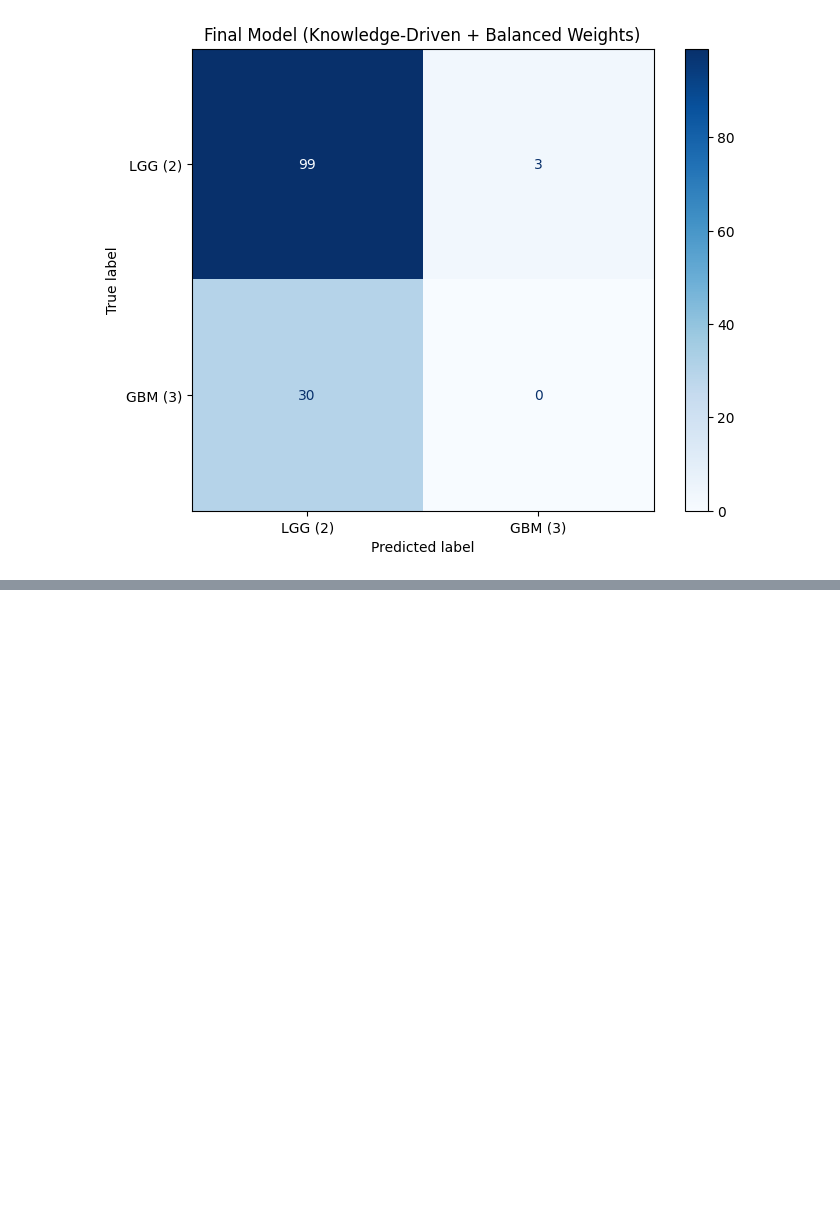
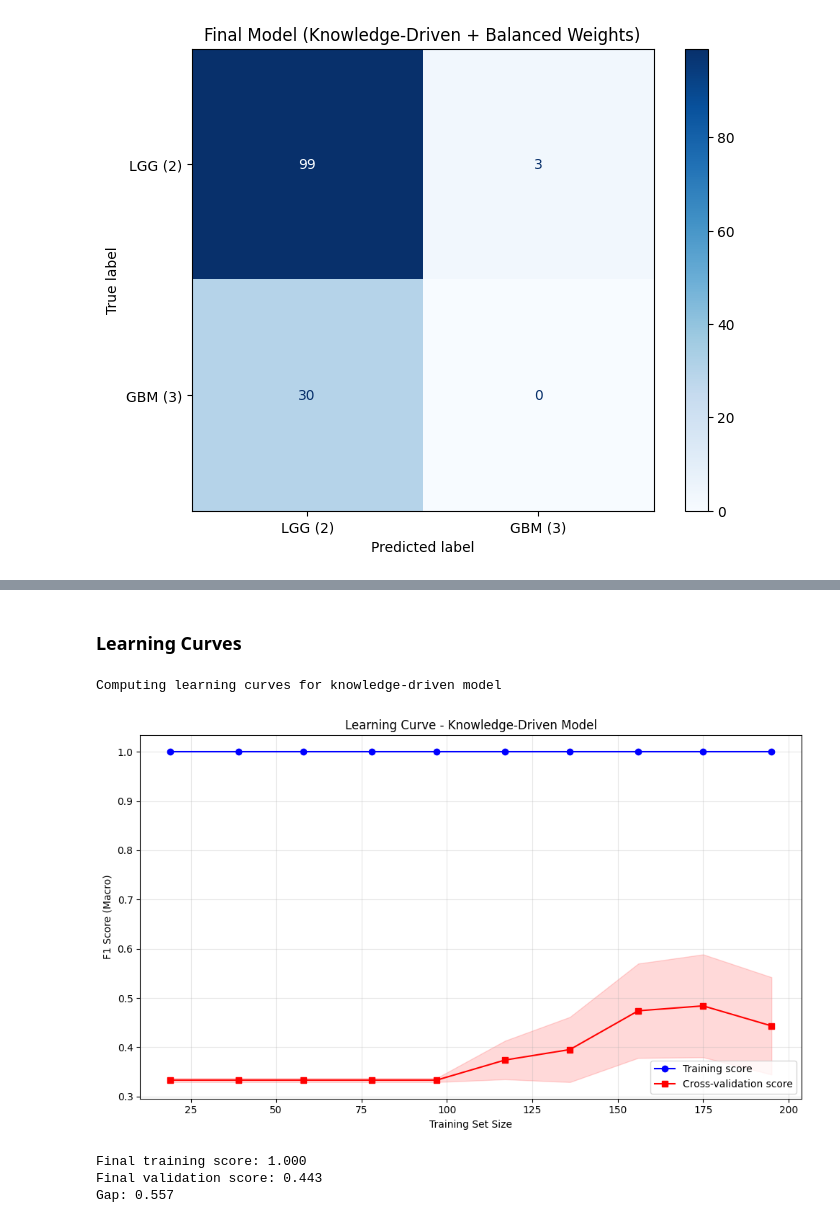
Before and after one commit to tobitotaku/ai-brain-tumor, a Jupyter notebook: preprocessing_stream_d.ipynb, the cells around one changed output, grey strips where cells are left out. Saved outputs shown, nothing was run; the diff lists cells and outputs as text; code cells hidden in the pictures; blank space fills up the shorter version.

```diff
--- a/preprocessing_stream_d.ipynb
+++ b/preprocessing_stream_d.ipynb
@@ -1123,0 +1201,45 @@ Plotting Confusion Matrix for Final Model:
+# %% [markdown]
+### Learning Curves
+# %%
+from sklearn.model_selection import learning_curve
+
+print("Computing learning curves for knowledge-driven model")
+
+train_sizes, train_scores, val_scores = learning_curve(
+    RandomForestClassifier(n_estimators=100, random_state=42, n_jobs=-1),
+    X_train_balanced,
+    y_train_balanced_ravel,
+    cv=5,
+    train_sizes=np.linspace(0.1, 1.0, 10),
+    scoring='f1_macro',
+    n_jobs=-1,
+    random_state=42
+)
+
+train_mean = np.mean(train_scores, axis=1)
+train_std = np.std(train_scores, axis=1)
+val_mean = np.mean(val_scores, axis=1)
+val_std = np.std(val_scores, axis=1)
+
+plt.figure(figsize=(10, 6))
+plt.plot(train_sizes, train_mean, label='Training score', color='blue', marker='o')
+plt.fill_between(train_sizes, train_mean - train_std, train_mean + train_std, alpha=0.15, color='blue')
+plt.plot(train_sizes, val_mean, label='Cross-validation score', color='red', marker='s')
+plt.fill_between(train_sizes, val_mean - val_std, val_mean + val_std, alpha=0.15, color='red')
+plt.xlabel('Training Set Size')
+plt.ylabel('F1 Score (Macro)')
+plt.title('Learning Curve - Knowledge-Driven Model')
+plt.legend(loc='lower right')
+plt.grid(alpha=0.3)
+plt.tight_layout()
+plt.show()
+
+print(f"Final training score: {train_mean[-1]:.3f}")
+print(f"Final validation score: {val_mean[-1]:.3f}")
+print(f"Gap: {train_mean[-1] - val_mean[-1]:.3f}")
+# %% [output]
+Computing learning curves for knowledge-driven model
+[figure, added]
+Final training score: 1.000
+Final validation score: 0.443
+Gap: 0.557
```
Also changed, not shown: parts of 14 cells of this notebook.
